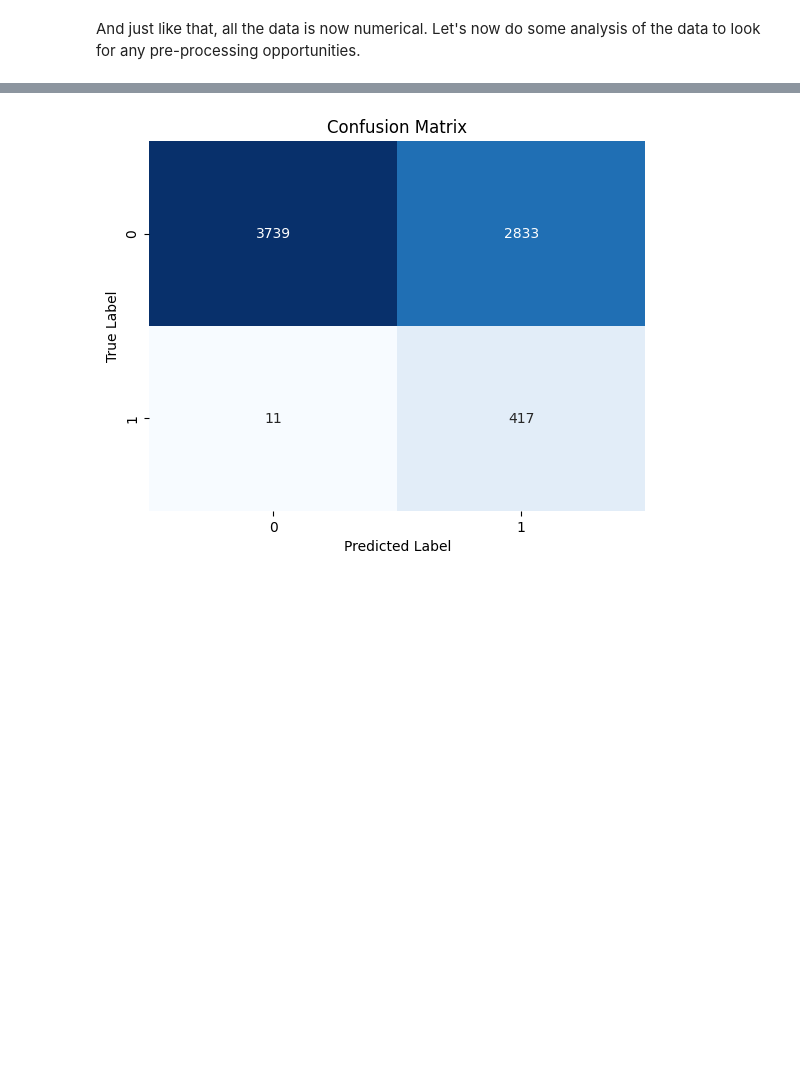
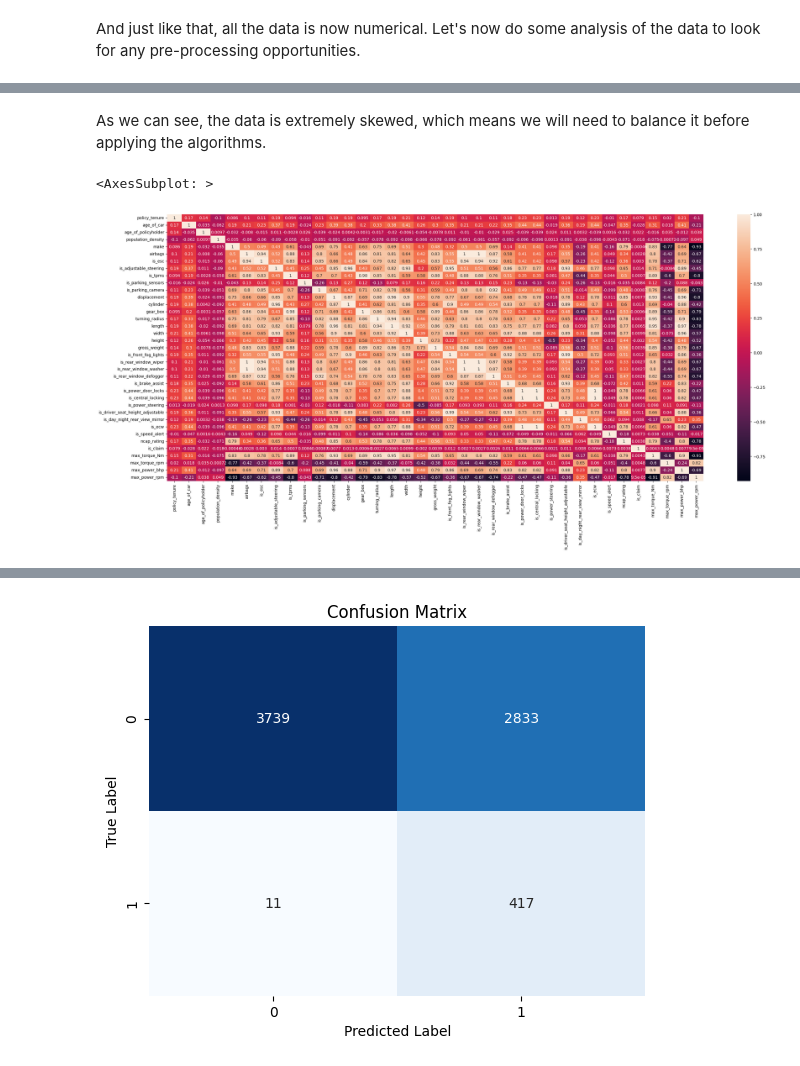
Before and after one commit to pedrogomes29/Car_Insurance_Claim_Prediction, a Jupyter notebook: main.ipynb, the cells around one changed output, grey strips where cells are left out. Drawn from its saved outputs; the diff is of its cells as text; code cells hidden in the pictures; blank space fills up the shorter version.

```diff
--- a/main.ipynb
+++ b/main.ipynb
@@ -190,0 +168,8 @@ plt.tight_layout()
+# %% [markdown]
+As we can see, the data is extremely skewed, which means we will need to balance it before applying the algorithms.
+# %%
+plt.figure(figsize=(30,12))
+sb.heatmap(data.corr(),annot=True)
+# %% [output]
+<AxesSubplot: >
+[figure, added]
```
Also changed, not shown: parts of 9 cells of this notebook.
